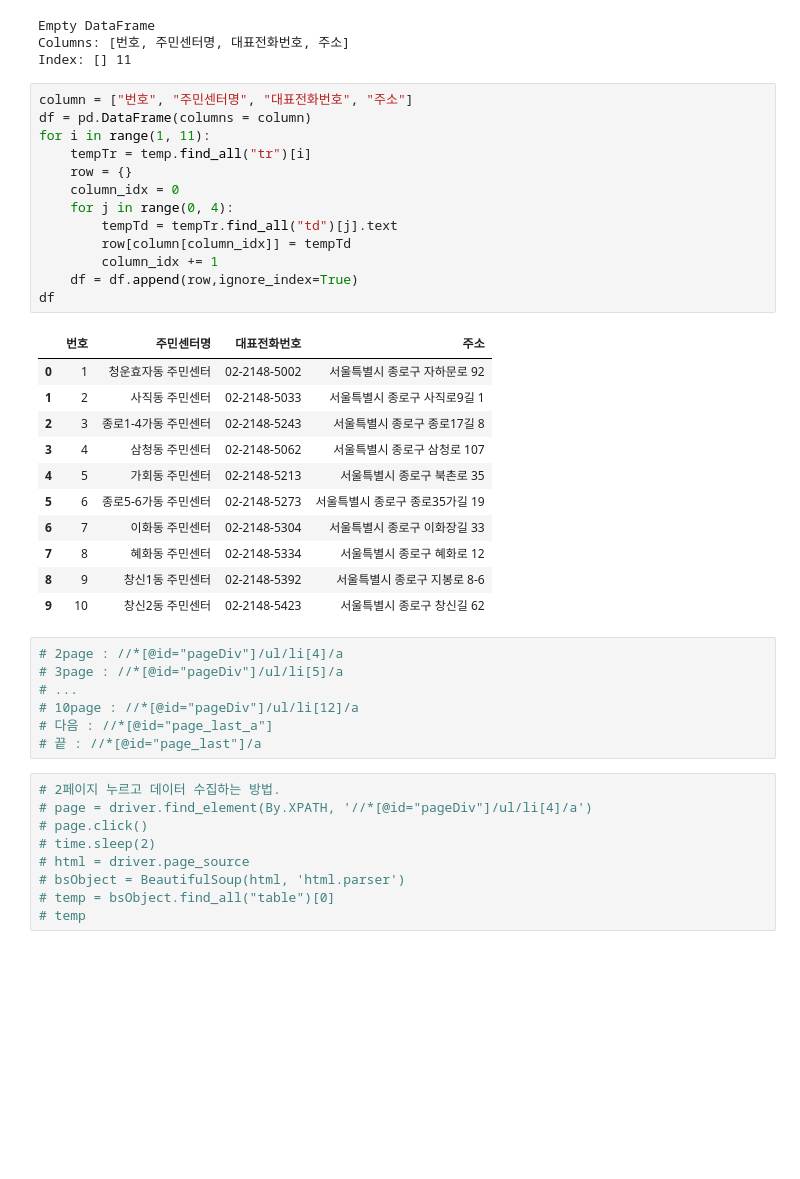
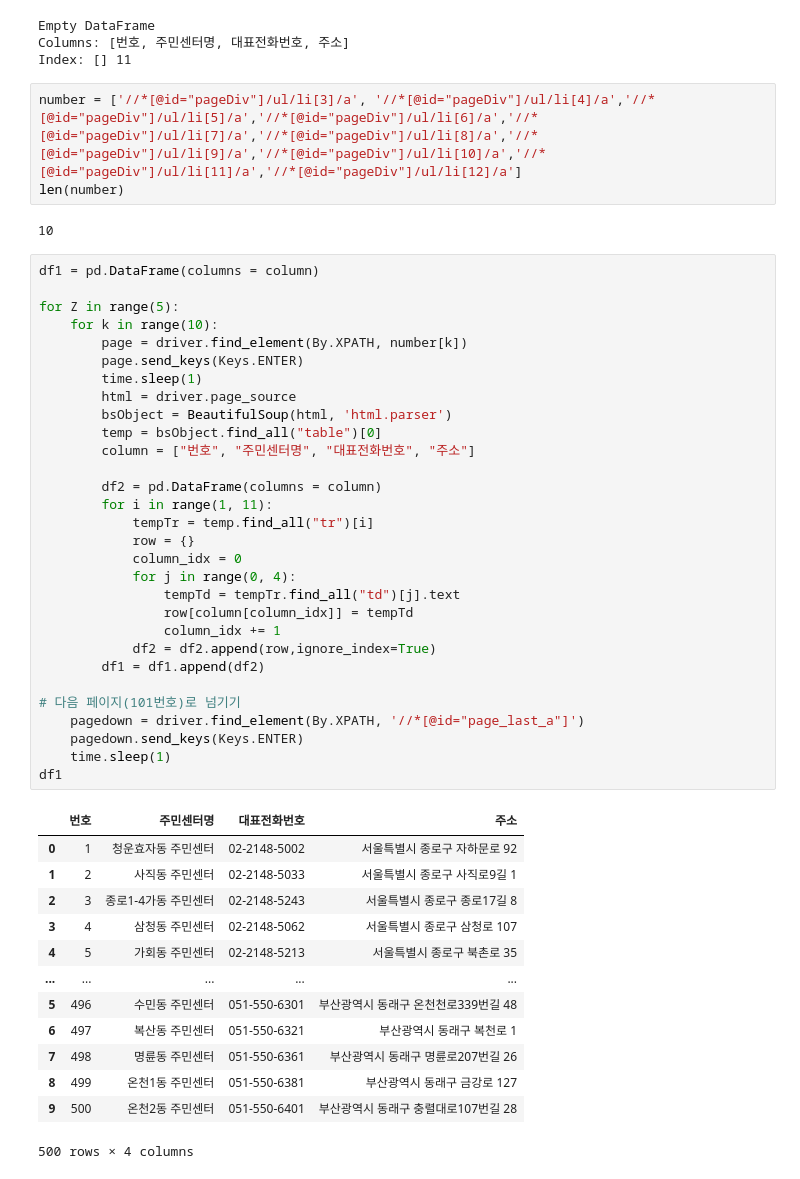
Before and after one commit to jenny5587/Senior-Team-project, a Jupyter notebook: Selenium.ipynb, the cells around one changed output. Cells and saved outputs as stored; diff of their text form; blank space fills up the shorter version.

```diff
--- a/Selenium.ipynb
+++ b/Selenium.ipynb
@@ -106,44 +71,52 @@ print(df, templen)
 Empty DataFrame
 Columns: [번호, 주민센터명, 대표전화번호, 주소]
 Index: [] 11
+# %%
+number = ['//*[@id="pageDiv"]/ul/li[3]/a', '//*[@id="pageDiv"]/ul/li[4]/a','//*[@id="pageDiv"]/ul/li[5]/a','//*[@id="pageDiv"]/ul/li[6]/a','//*[@id="pageDiv"]/ul/li[7]/a','//*[@id="pageDiv"]/ul/li[8]/a','//*[@id="pageDiv"]/ul/li[9]/a','//*[@id="pageDiv"]/ul/li[10]/a','//*[@id="pageDiv"]/ul/li[11]/a','//*[@id="pageDiv"]/ul/li[12]/a']
+len(number)
+# %% [output]
+10
 # %%
-column = ["번호", "주민센터명", "대표전화번호", "주소"]
-df = pd.DataFrame(columns = column)
-for i in range(1, 11):
-    tempTr = temp.find_all("tr")[i]
-    row = {}
-    column_idx = 0
-    for j in range(0, 4):
-        tempTd = tempTr.find_all("td")[j].text
-        row[column[column_idx]] = tempTd
-        column_idx += 1
-    df = df.append(row,ignore_index=True)
-df
+df1 = pd.DataFrame(columns = column)
+
+for Z in range(5):
+    for k in range(10):
+        page = driver.find_element(By.XPATH, number[k])
+        page.send_keys(Keys.ENTER)
+        time.sleep(1)
+        html = driver.page_source
+        bsObject = BeautifulSoup(html, 'html.parser')
+        temp = bsObject.find_all("table")[0]
+        column = ["번호", "주민센터명", "대표전화번호", "주소"]
+
+        df2 = pd.DataFrame(columns = column)
+        for i in range(1, 11):
+            tempTr = temp.find_all("tr")[i]
+            row = {}
+            column_idx = 0
+            for j in range(0, 4):
+                tempTd = tempTr.find_all("td")[j].text
+                row[column[column_idx]] = tempTd
+                column_idx += 1
+            df2 = df2.append(row,ignore_index=True)
+        df1 = df1.append(df2)
+
+# 다음 페이지(101번호)로 넘기기
+    pagedown = driver.find_element(By.XPATH, '//*[@id="page_last_a"]')
+    pagedown.send_keys(Keys.ENTER)
+    time.sleep(1)
+df1
 # %% [output]
 |  | 번호 | 주민센터명 | 대표전화번호 | 주소 |
 | 0 | 1 | 청운효자동 주민센터 | 02-2148-5002 | 서울특별시 종로구 자하문로 92 |
 | 1 | 2 | 사직동 주민센터 | 02-2148-5033 | 서울특별시 종로구 사직로9길 1 |
 | 2 | 3 | 종로1-4가동 주민센터 | 02-2148-5243 | 서울특별시 종로구 종로17길 8 |
 | 3 | 4 | 삼청동 주민센터 | 02-2148-5062 | 서울특별시 종로구 삼청로 107 |
 | 4 | 5 | 가회동 주민센터 | 02-2148-5213 | 서울특별시 종로구 북촌로 35 |
-| 5 | 6 | 종로5-6가동 주민센터 | 02-2148-5273 | 서울특별시 종로구 종로35가길 19 |
-| 6 | 7 | 이화동 주민센터 | 02-2148-5304 | 서울특별시 종로구 이화장길 33 |
-| 7 | 8 | 혜화동 주민센터 | 02-2148-5334 | 서울특별시 종로구 혜화로 12 |
-| 8 | 9 | 창신1동 주민센터 | 02-2148-5392 | 서울특별시 종로구 지봉로 8-6 |
-| 9 | 10 | 창신2동 주민센터 | 02-2148-5423 | 서울특별시 종로구 창신길 62 |
+| ... | ... | ... | ... | ... |
+| 5 | 496 | 수민동 주민센터 | 051-550-6301 | 부산광역시 동래구 온천천로339번길 48 |
+| 6 | 497 | 복산동 주민센터 | 051-550-6321 | 부산광역시 동래구 복천로 1 |
+| 7 | 498 | 명륜동 주민센터 | 051-550-6361 | 부산광역시 동래구 명륜로207번길 26 |
+| 8 | 499 | 온천1동 주민센터 | 051-550-6381 | 부산광역시 동래구 금강로 127 |
+| 9 | 500 | 온천2동 주민센터 | 051-550-6401 | 부산광역시 동래구 충렬대로107번길 28 |
+500 rows × 4 columns
-# %%
-# 2page : //*[@id="pageDiv"]/ul/li[4]/a
-# 3page : //*[@id="pageDiv"]/ul/li[5]/a
-# ...
-# 10page : //*[@id="pageDiv"]/ul/li[12]/a
-# 다음 : //*[@id="page_last_a"]
-# 끝 : //*[@id="page_last"]/a
-# %%
-# 2페이지 누르고 데이터 수집하는 방법.
-# page = driver.find_element(By.XPATH, '//*[@id="pageDiv"]/ul/li[4]/a')
-# page.click()
-# time.sleep(2)
-# html = driver.page_source
-# bsObject = BeautifulSoup(html, 'html.parser')
-# temp = bsObject.find_all("table")[0]
-# temp
```
Also changed, not shown: parts of 29 cells of this notebook.
